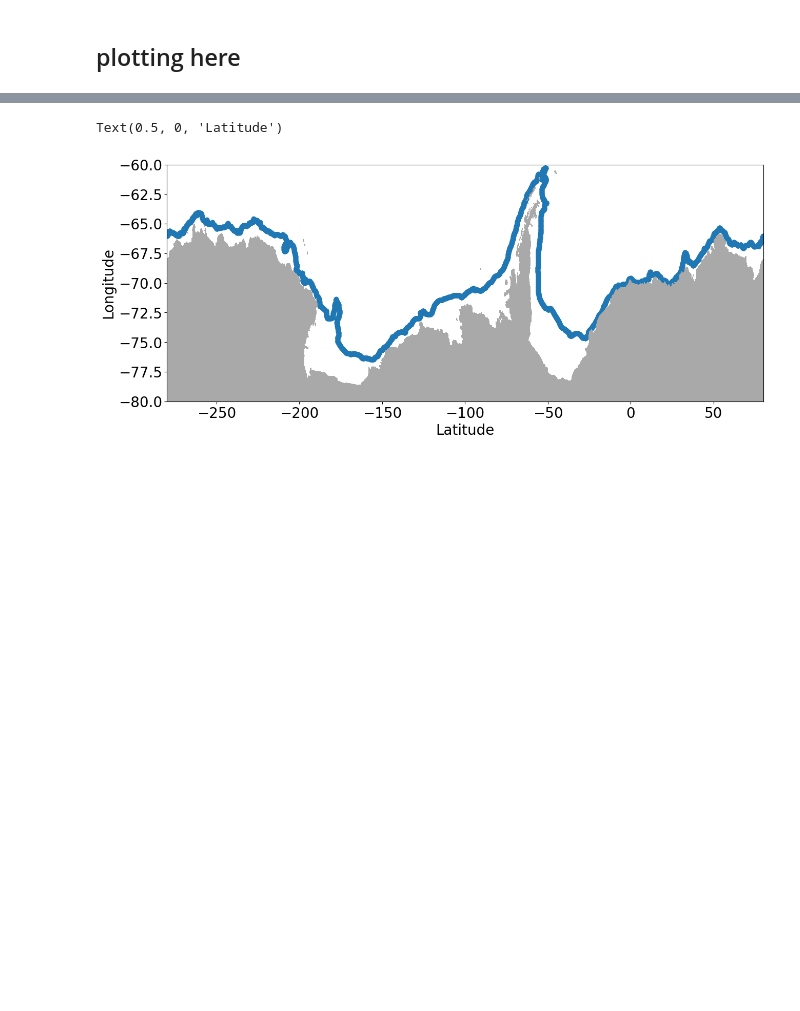
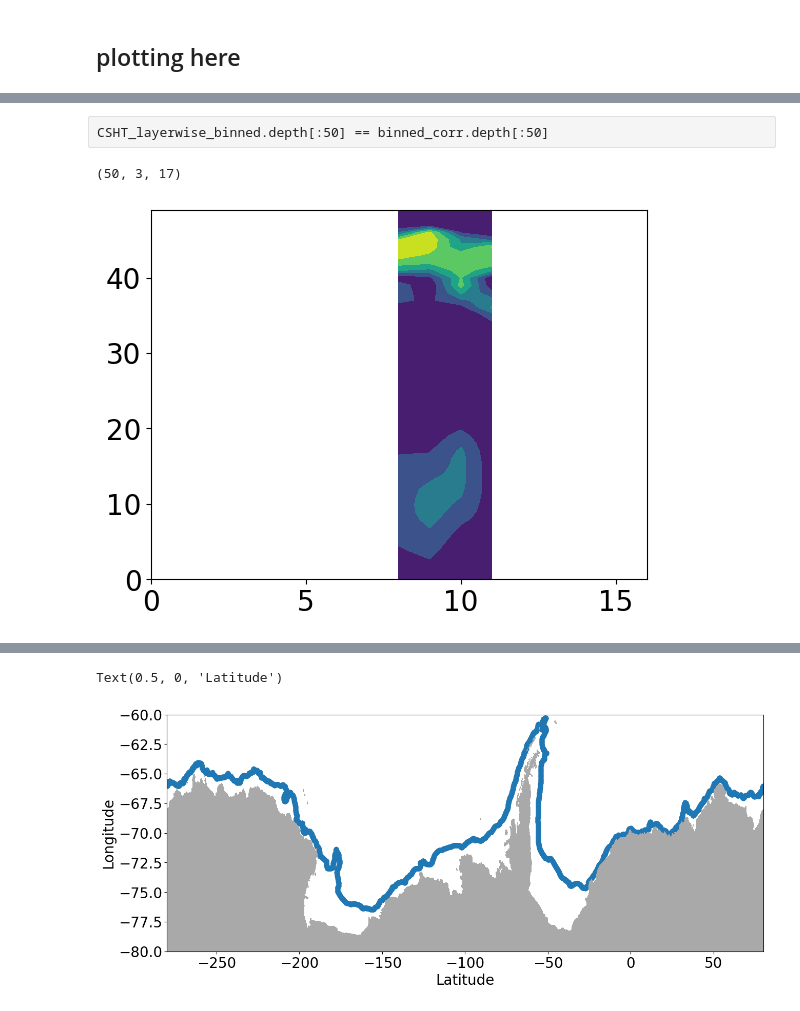
Before and after one commit to willaguiar/ASC_and_heat_transport, a Jupyter notebook: Jupyter/Fig2_Depthcomparison.ipynb, the cells around one changed output, grey strips where cells are left out. Drawn from its saved outputs; the diff is of its cells as text; code cells hidden in the pictures; blank space fills up the shorter version.

```diff
--- a/Jupyter/Fig2_Depthcomparison.ipynb
+++ b/Jupyter/Fig2_Depthcomparison.ipynb
@@ -76,0 +170,5 @@ masked_CSHT.load()
+# %%
+## getting p-values from binned data
+CSHT_layerwise_binned = xr.open_mfdataset('/g/data/hh5/tmp/access-om/fbd581/ASC_project/statisctic_lonbin/CSHT_layerwise_20degBins.nc').CSHT_layerwise_binned.load()
+u_along_layerwise_binned = xr.open_mfdataset('/g/data/hh5/tmp/access-om/fbd581/ASC_project/statisctic_lonbin/u_along_da_months_20degBins.nc').u_along_da_months_binned.load()
+#u_along_da_mean = u_along_layerwise_binned.mean('time').u_along_contour_binned
@@ -87,9 +340,9 @@ U_along_annual = masked_u_along.mean('lon').groupby('time.year').mean('time')
 CSHT_clima = masked_CSHT.groupby('time.month').mean('time').mean('lon')
 U_along_clima = masked_u_along.groupby('time.month').mean('time').mean('lon')
 '''
-CSHT_layerwise = masked_CSHT.mean('lon').regimes_mask
-U_along_layerwise = masked_u_along.mean('lon').regimes_mask
+CSHT_layerwise = CSHT_layerwise_binned#.mean('lon_bins')#.regimes_mask
+U_along_layerwise = u_along_layerwise_binned#.mean('lon_bins')#.regimes_mask
 
 #CSHT_depthav = masked_CSHT.mean('lon').mean('depth').regimes_mask
-U_along_depthav = masked_u_along.mean('lon').mean('depth').regimes_mask
+U_along_depthav = u_along_layerwise_binned.weighted(u_along_layerwise_binned.depth).mean('depth')#.mean('lon_bins').regimes_mask
 U_along_depthav
@@ -126,0 +367,39 @@ plt.plot(r_sq_depthav[:,i],  masked_u_along.depth)
+# %% [raw]
+CSHT_layerwise_binned.depth[:50] == binned_corr.depth[:50]
+# %%
+#slope_all = np.zeros((masked_u_along.depth.size, 3, len(u_along_layerwise_binned.lon_bins)))
+#stderr_all = np.zeros((masked_u_along.depth.size, 3, len(u_along_layerwise_binned.lon_bins)))
+#r_sq_all = np.zeros((masked_u_along.depth.size, 3, len(u_along_layerwise_binned.lon_bins)))
+slope_depthav = np.zeros((u_along_layerwise_binned.depth.size, 3, len(u_along_layerwise_binned.lon_bins)))
+stderr_depthav = np.zeros((u_along_layerwise_binned.depth.size, 3, len(u_along_layerwise_binned.lon_bins)))
+r_sq_depthav = np.zeros((u_along_layerwise_binned.depth.size, 3, len(u_along_layerwise_binned.lon_bins)))
+pval_depthav = np.zeros((u_along_layerwise_binned.depth.size, 3, len(u_along_layerwise_binned.lon_bins)))
+pval_all = np.zeros((u_along_layerwise_binned.depth.size, 3, len(u_along_layerwise_binned.lon_bins)))
+
+'''
+slope_deseasoned = np.zeros((masked_u_along.depth.size, 3))
+stderr_deseasoned = np.zeros((masked_u_along.depth.size, 3))
+r_sq_deseasoned = np.zeros((masked_u_along.depth.size, 3))
+slope_clima = np.zeros((masked_u_along.depth.size, 3))
+stderr_clima = np.zeros((masked_u_along.depth.size, 3))
+r_sq_clima = np.zeros((masked_u_along.depth.size, 3))
+'''
+for i in range(3):
+    for j in range(u_along_layerwise_binned.depth.size):
+        for l in range(u_along_layerwise_binned.lon_bins.size):
+
+        #        slope_all[j,i] = stats.linregress(U_along_layerwise[:,:,j,i][~np.isnan(CSHT_layerwise[:,:,j,i])], CSHT_layerwise[:,j,i][~np.isnan(CSHT_layerwise[:,:,j,i])]/1e12).slope
+        #        stderr_all[j,i] = stats.linregress(U_along_layerwise[:,:,j,i][~np.isnan(CSHT_layerwise[:,:,j,i])], CSHT_layerwise[:,:,j,i][~np.isnan(CSHT_layerwise[:,:,j,i])]/1e12).stderr
+        #        r_sq_all[j,i] = stats.linregress(U_along_layerwise[:,:,j,i][~np.isnan(CSHT_layerwise[:,:,j,i])], CSHT_layerwise[:,:,j,i][~np.isnan(CSHT_layerwise[:,:,j,i])]/1e12).rvalue**2
+            slope_depthav[j,i,l] =stats.linregress(U_along_depthav[i,:,l].where(~np.isnan(CSHT_layerwise_binned[i,:,j,l]), U_along_depthav[i,:,l]) , CSHT_layerwise_binned[i,:,j,l].where(~np.isnan(CSHT_layerwise_binned[i,:,j,l]), CSHT_layerwise_binned[i,:,j,l]) /1e12).slope
+            stderr_depthav[j,i,l] = stats.linregress(U_along_depthav[i,:,l].where(~np.isnan(CSHT_layerwise_binned[i,:,j,l]), U_along_depthav[i,:,l]) , CSHT_layerwise_binned[i,:,j,l].where(~np.isnan(CSHT_layerwise_binned[i,:,j,l]), CSHT_layerwise_binned[i,:,j,l]) /1e12).stderr
+            r_sq_depthav[j,i,l] =stats.linregress(U_along_depthav[i,:,l].where(~np.isnan(CSHT_layerwise_binned[i,:,j,l]), U_along_depthav[i,:,l]) , CSHT_layerwise_binned[i,:,j,l].where(~np.isnan(CSHT_layerwise_binned[i,:,j,l]), CSHT_layerwise_binned[i,:,j,l]) /1e12).rvalue**2
+
+            pval_all[j,i,l] = 1-stats.linregress(U_along_layerwise[i,:,j,l].where(~np.isnan(CSHT_layerwise_binned[i,:,j,l]), U_along_layerwise[i,:,j,l]) , CSHT_layerwise_binned[i,:,j,l].where(~np.isnan(CSHT_layerwise_binned[i,:,j,l]), CSHT_layerwise_binned[i,:,j,l]) /1e12).pvalue
+            pval_depthav[j,i,l] = 1-stats.linregress(U_along_depthav[i,:,l].where(~np.isnan(CSHT_layerwise_binned[i,:,j,l]), U_along_depthav[i,:,l]) , CSHT_layerwise_binned[i,:,j,l].where(~np.isnan(CSHT_layerwise_binned[i,:,j,l]), CSHT_layerwise_binned[i,:,j,l]) /1e12).pvalue
+# %%
+plt.contourf(r_sq_depthav[:,1,:])
+r_sq_depthav.shape
+# %% [output]
+(50, 3, 17)
+[figure, added]
```
Also changed, not shown: parts of 64 cells of this notebook.
